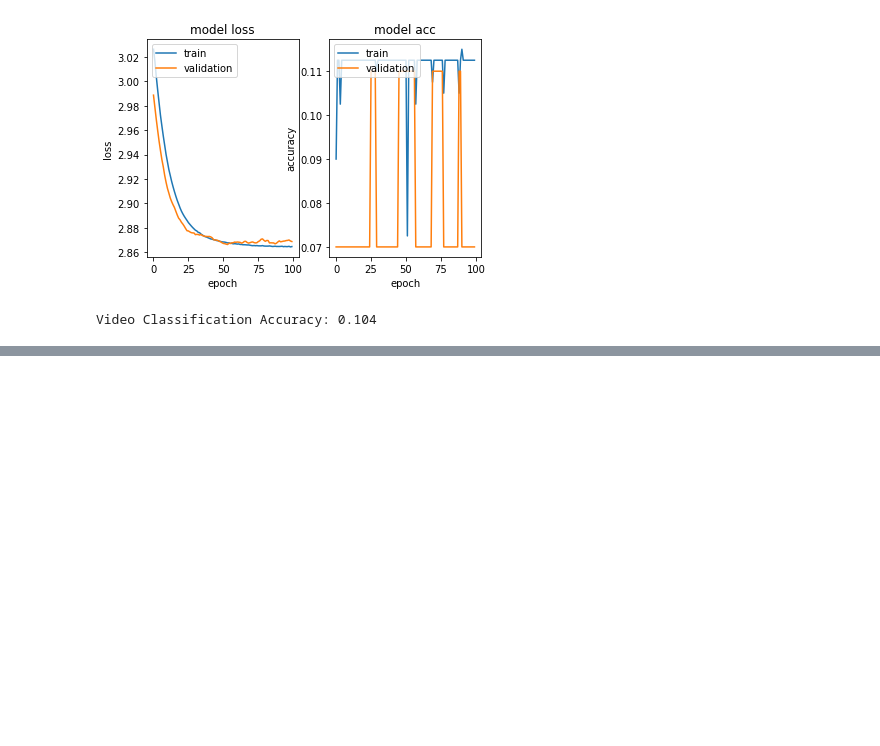
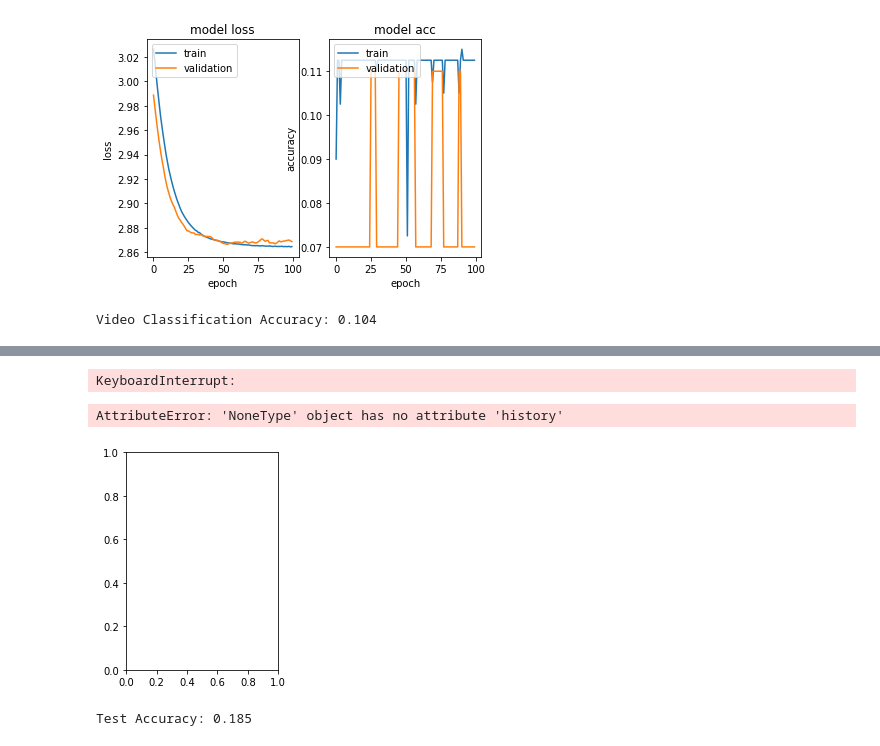
Before and after one commit to jiajuns/cs231n_project, a Jupyter notebook: pipeline.ipynb, the cells around one changed output, grey strips where cells are left out. Cells and saved outputs as stored; diff of their text form; code cells hidden in the pictures; blank space fills up the shorter version.

```diff
--- a/pipeline.ipynb
+++ b/pipeline.ipynb
@@ -223,0 +251,31 @@ from keras.utils import to_categorical
+# %%
+# process frame data
+num_video = 500
+frame_idx = 1
+size = (224, 224, 3)
+fp = frame_process(num_video, frame_idx, size)
+X = fp.process()
+# %%
+import os
+curr_path = os.getcwd()
+num_classes = 20
+lr = 1e-3
+fc = frame_classification(lr, num_classes)
+y = np.load(curr_path+'/datasets/category.npy')[:num_video]
+Xtrain = X[:300]
+ytrain = y[:300]
+bsize = 32; epoch = 100; verbose = 0; split_ratio = 0.2
+fc.train(Xtrain, ytrain, bsize, epoch, verbose, split_ratio)
+# %% [output]
+KeyboardInterrupt:
+# %%
+fc.plot()
+# %% [output]
+AttributeError: 'NoneType' object has no attribute 'history'
+[figure, added]
+# %%
+Xtest = X[300:]
+ytest = y[300:]
+fc.predict(Xtest, ytest)
+# %% [output]
+Test Accuracy: 0.185
```
Also changed, not shown: parts of 4 cells of this notebook, 4 other files.
